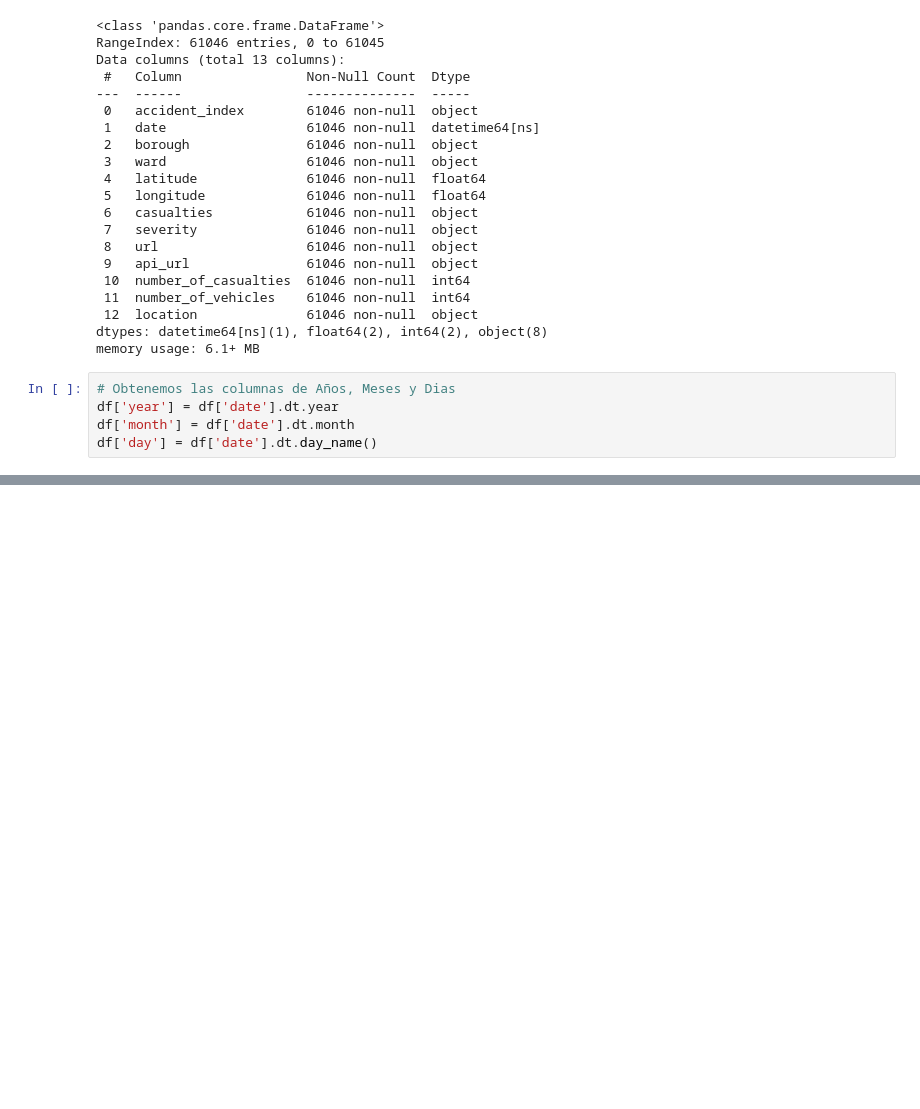
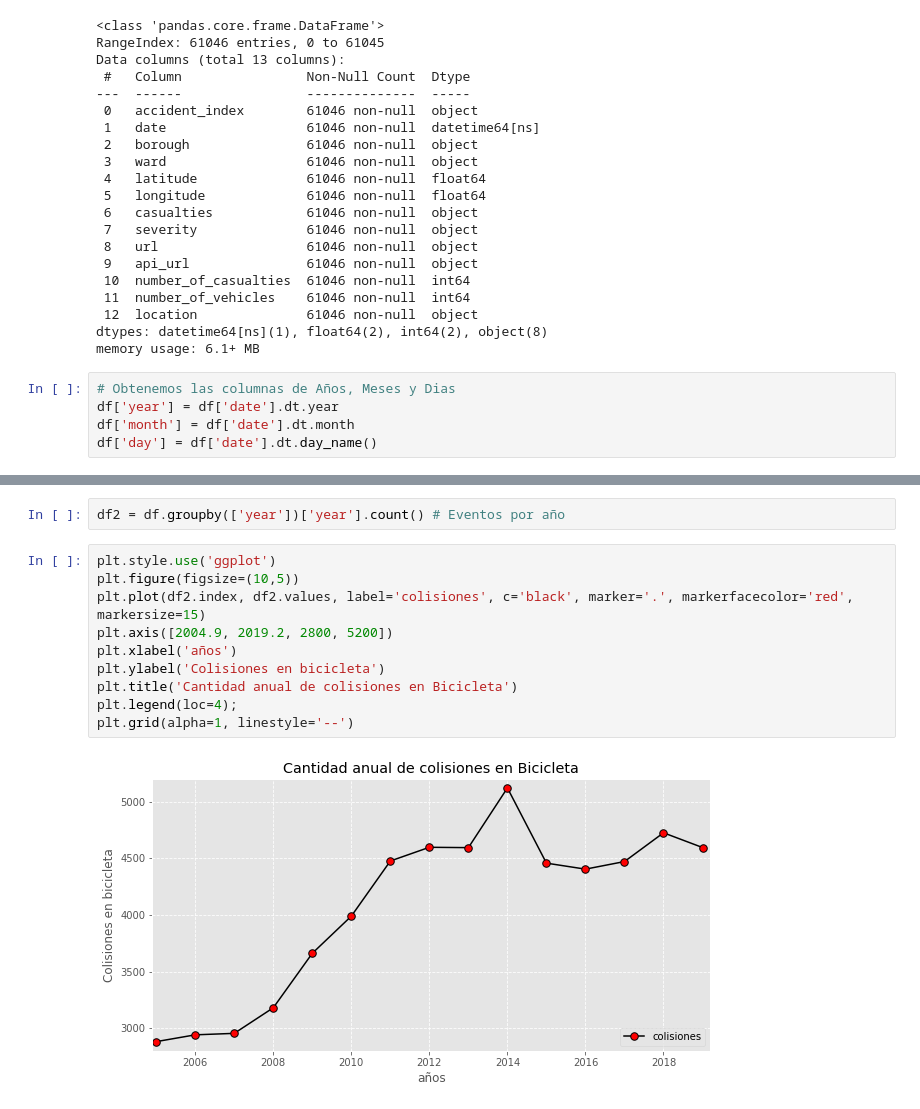
Before and after one commit to gillaness/data-visualization, a Jupyter notebook: LondonBikeCollisions.ipynb, the cells around one changed output, grey strips where cells are left out. Saved outputs shown, nothing was run; the diff lists cells and outputs as text; blank space fills up the shorter version.

```diff
--- a/LondonBikeCollisions.ipynb
+++ b/LondonBikeCollisions.ipynb
@@ -70,0 +82,14 @@ df['day'] = df['date'].dt.day_name()
+# %%
+df2 = df.groupby(['year'])['year'].count() # Eventos por año
+# %%
+plt.style.use('ggplot')
+plt.figure(figsize=(10,5))
+plt.plot(df2.index, df2.values, label='colisiones', c='black', marker='.', markerfacecolor='red', markersize=15)
+plt.axis([2004.9, 2019.2, 2800, 5200])
+plt.xlabel('años')
+plt.ylabel('Colisiones en bicicleta')
+plt.title('Cantidad anual de colisiones en Bicicleta')
+plt.legend(loc=4);
+plt.grid(alpha=1, linestyle='--')
+# %% [output]
+[figure, added]
```
Also changed, not shown: parts of 13 cells of this notebook.
